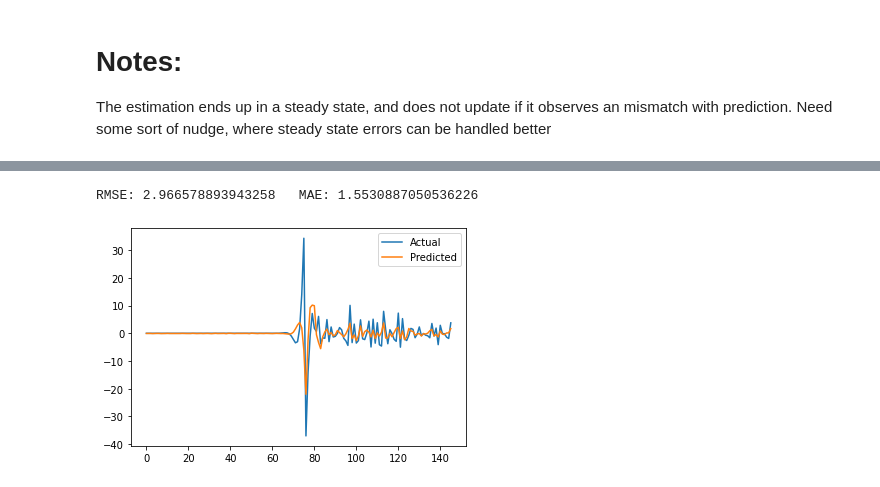
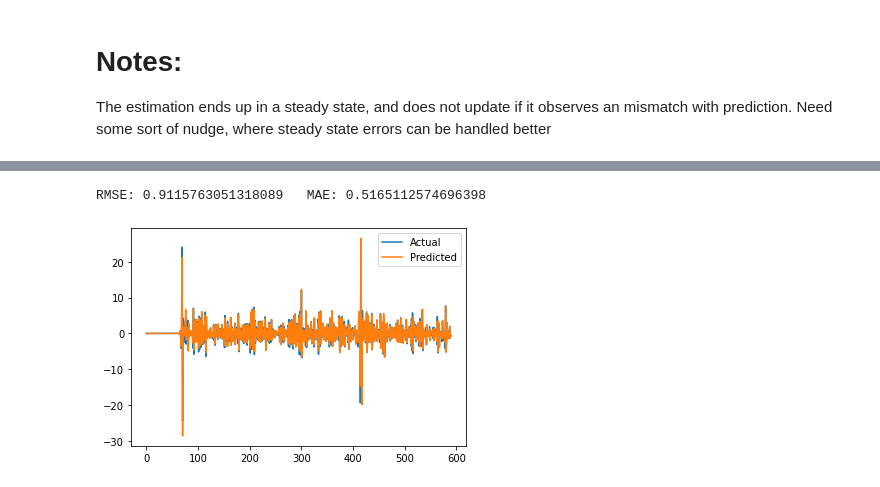
Before and after one commit to dipayan2/ARMAModel, a Jupyter notebook: ModularCode.ipynb, the cells around one changed output, grey strips where cells are left out. Saved outputs shown, nothing was run; the diff lists cells and outputs as text; code cells hidden in the pictures.

```diff
--- a/ModularCode.ipynb
+++ b/ModularCode.ipynb
@@ -363,6 +363,7 @@ def getDataMatrix(dx,dy=None): # dy should be multi-dimensional
             data_matrix.append(v)
     return data_matrix
 # %%
+from scipy.signal import lfilter
 def butter_filter(data, cutoff, fs=2.0, order=2,passtype='low'):
     nyq = 0.5*fs
     normal_cutoff = cutoff / nyq
@@ -371,3 +372,22 @@ def butter_filter(data, cutoff, fs=2.0, order=2,passtype='low'):
     y = filtfilt(b, a, data)
     y = np.array(y)
     return y
+def butter_lfilter(data, cutoff, fs=2.0, order=2,passtype='low'):
+    nyq = 0.5*fs
+    normal_cutoff = cutoff / nyq
+    # Get the filter coefficients
+    b, a = butter(order, normal_cutoff, btype=passtype, analog=False)
+    y = lfilter(b, a, data)
+    y = np.array(y)
+    return y
+# %%
+utilData = getNewDataFrame('./UtilTestFinal')
+PASS='low'
+df_raw = pd.DataFrame()
+df_raw['endog'] = utilData.bUtil
+dy = np.clip(butter_filter(df_raw.endog.to_numpy(),0.125,passtype=PASS),-100,100)
+dz = np.clip(butter_lfilter(df_raw.endog.to_numpy(),0.125,passtype=PASS),-100,100)
+df_plot = pd.DataFrame()
+df_plot['FiltFilt'] = dy[7600:7700]
+df_plot['LFilter'] = dz[7600:7700]
+df_plot[['FiltFilt','LFilter']].plot()
@@ -381,9 +404,10 @@ def main(TEST_START=7500,STEP=50,N_CLUST=5,TRAIN_END=7500,ARP=4,PASS='low'):
     df_raw['exog1'] = utilData.mUtil.diff().shift(1)
     df_raw['exog2'] = utilData.mUtil.diff().shift(1)
     df_data = df_raw.dropna()
-    dy = np.clip(butter_filter(df_data.endog.to_numpy(),0.25,passtype=PASS),-100,100)
-    dz = np.clip(butter_filter(df_data.exog1.to_numpy(),0.25,passtype=PASS),-100,100)
-    dx = np.clip(butter_filter(df_data.exog2.to_numpy(),0.25,passtype=PASS),-100,100)
+    dy = np.clip(butter_filter(df_data.endog.to_numpy(),0.5,passtype=PASS),-100,100)
+    dz = np.clip(butter_filter(df_data.exog1.to_numpy(),0.5,passtype=PASS),-100,100)
+    dx = np.clip(butter_filter(df_data.exog2.to_numpy(),0.5,passtype=PASS),-100,100)
+    yACT = df_data.endog.to_numpy()
 #     dy=df_data.endog.to_numpy()
 #     dz=df_data.exog1.to_numpy()
 #     dx=df_data.exog2.to_numpy()
@@ -464,7 +488,7 @@ def main(TEST_START=7500,STEP=50,N_CLUST=5,TRAIN_END=7500,ARP=4,PASS='low'):
 #                 break
 #         y_est = max(0, min(y_est-res_pred, 100))
         res = y_est - y_act
-
+#         y_est = dy[TEST_START+i-1]
         if abs(res) < 20:      # removing huge state changes
             RMSE.append(res*res)
             MAE.append(abs(res))
@@ -493,8 +523,8 @@ RMSE: 0.5918455050826058   MAE: 0.20871065082134369
 # %%
-main(TRAIN_END=7500,TEST_START=7500,N_CLUST=15,STEP=150,ARP=4,PASS='high')
+main(TRAIN_END=7500,TEST_START=7500,N_CLUST=2,STEP=600,ARP=10,PASS='high')
 # %% [output]
-RMSE: 2.966578893943258   MAE: 1.5530887050536226
+RMSE: 0.9115763051318089   MAE: 0.5165112574696398
-[figure, old version]
+[figure, new version]
 # %%
 from statsmodels.graphics.tsaplots import plot_pacf, plot_acf
 utilData = getNewDataFrame('UtilTestFinal')
```
Also changed, not shown: parts of 3 cells of this notebook, 1 other file.
